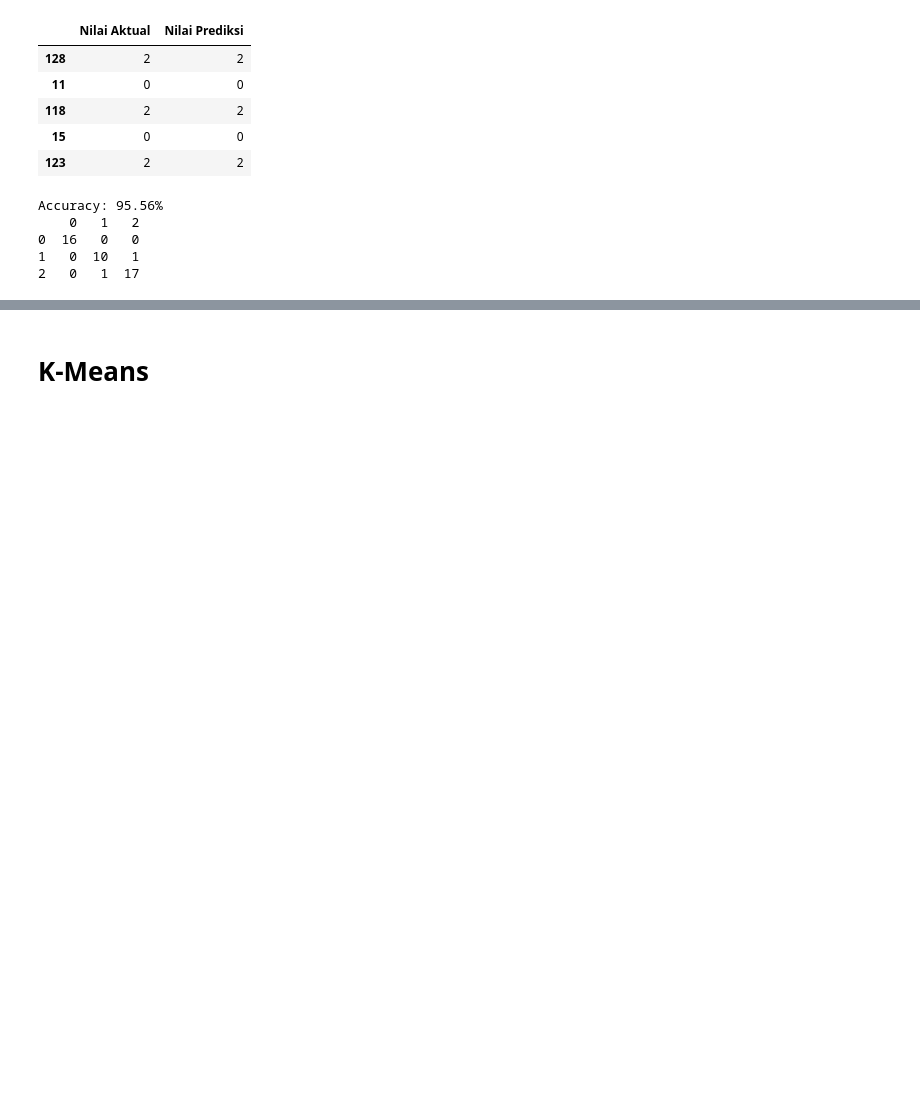
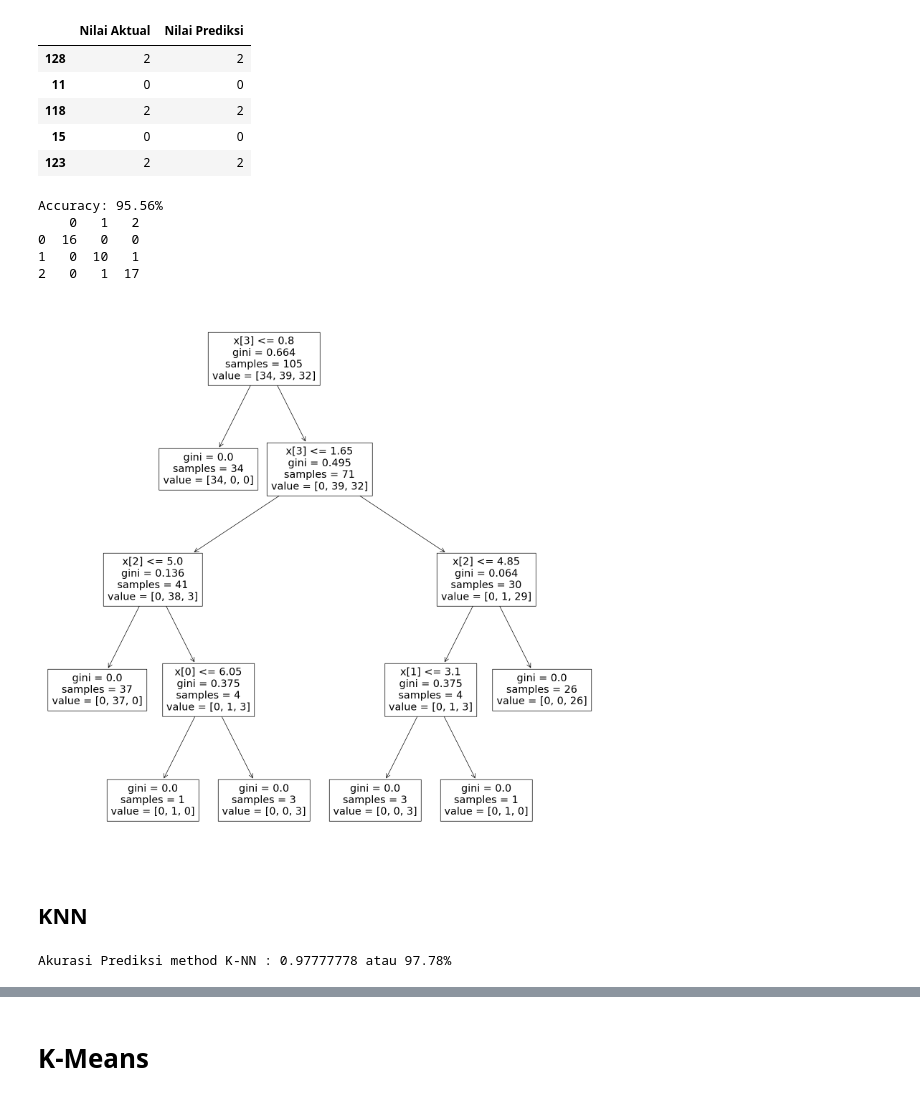
Before and after one commit to fnilvuwu/iris-classification-ml, a Jupyter notebook: iris_classification_ml.ipynb, the cells around one changed output, grey strips where cells are left out. Drawn from its saved outputs; the diff is of its cells as text; code cells hidden in the pictures; blank space fills up the shorter version.

```diff
--- a/iris_classification_ml.ipynb
+++ b/iris_classification_ml.ipynb
@@ -196,3 +195,14 @@ Accuracy: 95.56%
 0  16   0   0
 1   0  10   1
 2   0   1  17
+# %%
+## Evaluasi Model ##
+
+from sklearn import tree
+plt.figure(figsize=(20,20))
+tree.plot_tree(clf)
+plt.show()
+# %% [output]
+[figure, added]
+# %% [markdown]
+## KNN
@@ -198,0 +212,8 @@ Accuracy: 95.56%
+# %%
+knn_method = KNeighborsClassifier()
+knn_method.fit(x_train, y_train)
+y_pred_knn = knn_method.predict(x_test)
+score_knn = metrics.accuracy_score(y_pred_knn, y_test)
+print('Akurasi Prediksi method K-NN : ',round(score_knn,8), ' atau ',round(score_knn*100,2),'%', sep='')
+# %% [output]
+Akurasi Prediksi method K-NN : 0.97777778 atau 97.78%
```
Also changed, not shown: parts of 28 cells of this notebook.
